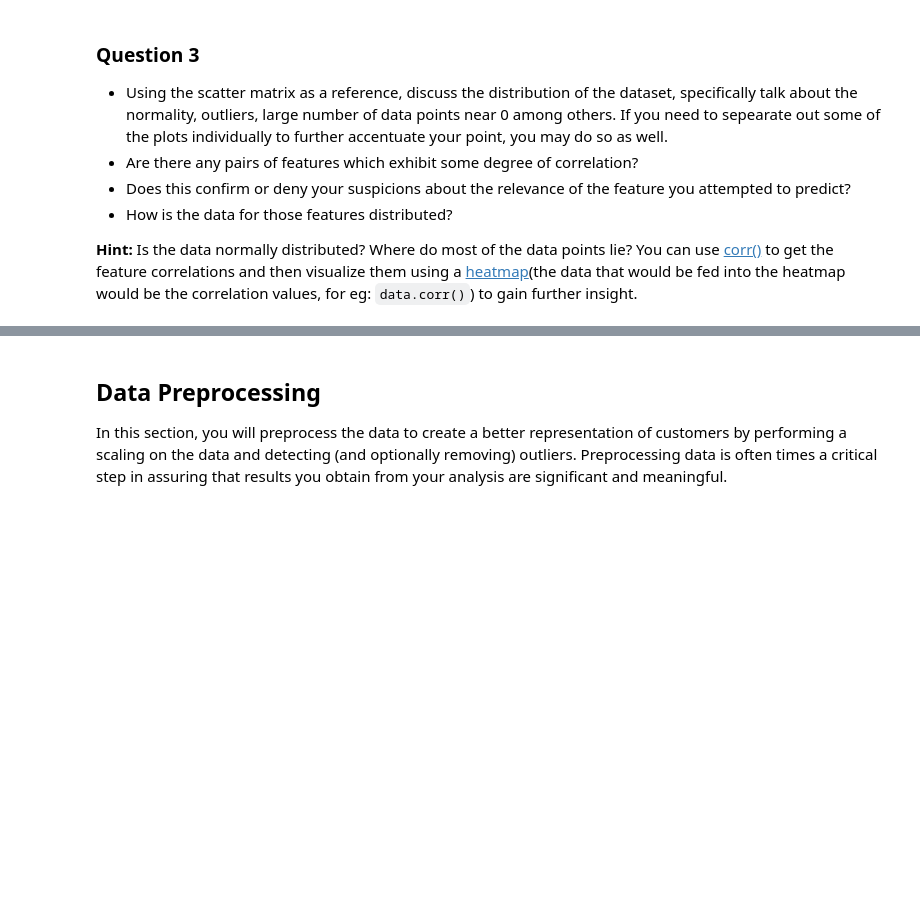
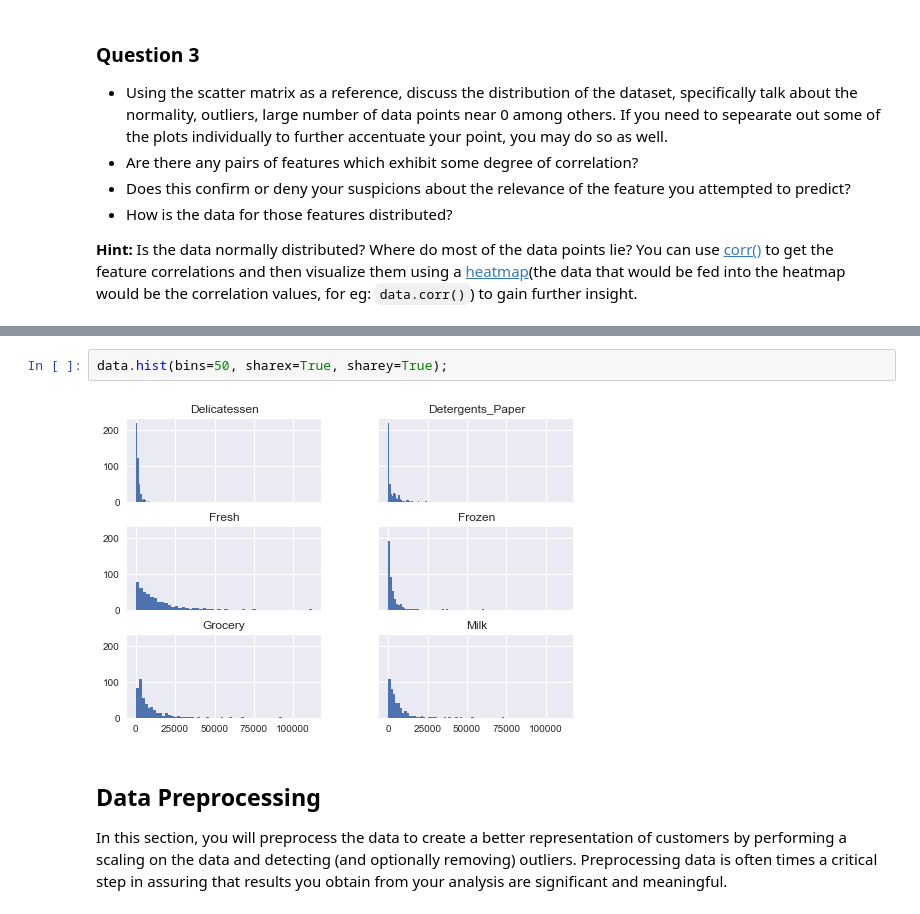
Before and after one commit to killakalle/customer_segments, a Jupyter notebook: customer_segments.ipynb, the cells around one changed output, grey strips where cells are left out. Saved outputs shown, nothing was run; the diff lists cells and outputs as text; blank space fills up the shorter version.

```diff
--- a/customer_segments.ipynb
+++ b/customer_segments.ipynb
@@ -125,3 +184,7 @@ pd.scatter_matrix(data, alpha = 0.3, figsize = (14,8), diagonal = 'kde');
+# %%
+data.hist(bins=50, sharex=True, sharey=True);
+# %% [output]
+[figure, added]
 # %% [markdown]
 ## Data Preprocessing
 In this section, you will preprocess the data to create a better representation of customers by performing a scaling on the data and detecting (and optionally removing) outliers. Preprocessing data is often times a critical step in assuring that results you obtain from your analysis are significant and meaningful.
```
Also changed, not shown: parts of 19 cells of this notebook.
